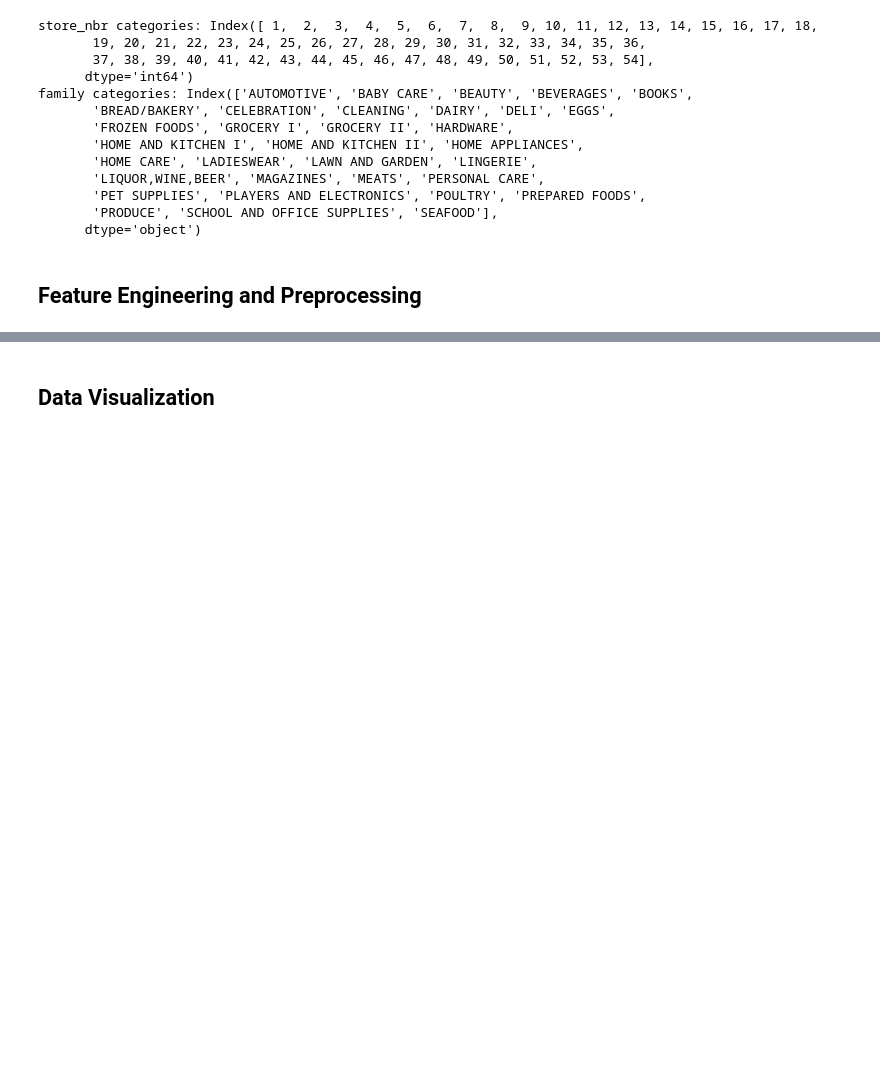
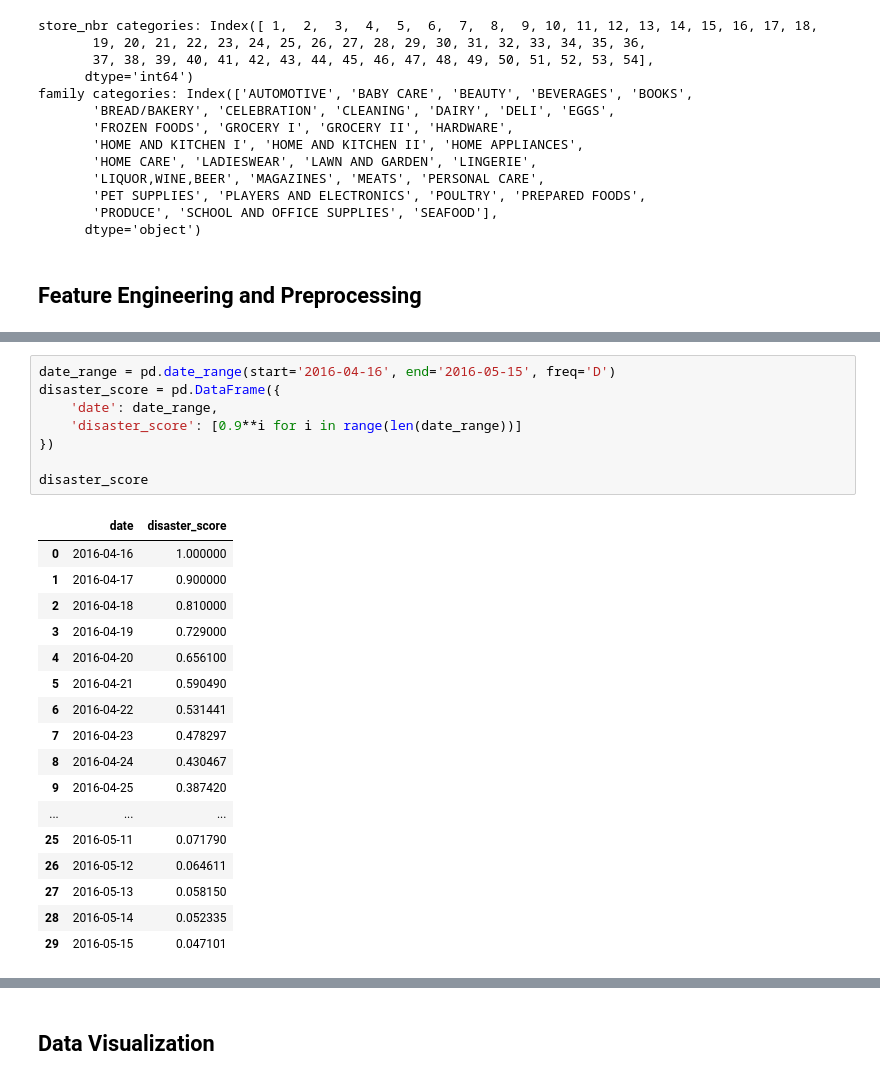
Before and after one commit to stpledger/sales_forecasting, a Jupyter notebook: project.ipynb, the cells around one changed output, grey strips where cells are left out. Drawn from its saved outputs; the diff is of its cells as text; blank space fills up the shorter version.

Commit message:
payday and natural disaster feature created

```diff
--- a/project.ipynb
+++ b/project.ipynb
@@ -363,3 +392,29 @@ class PreProcessor:
         self.input_size = len(df.columns) - 5 # Exclude 'store_nbr', 'family', 'type', 'cluster', 'sales'
 
         return df, dates
+# %%
+date_range = pd.date_range(start='2016-04-16', end='2016-05-15', freq='D')
+disaster_score = pd.DataFrame({
+    'date': date_range,
+    'disaster_score': [0.9**i for i in range(len(date_range))]
+})
+
+disaster_score
+# %% [output]
+|  | date | disaster_score |
+| 0 | 2016-04-16 | 1.000000 |
+| 1 | 2016-04-17 | 0.900000 |
+| 2 | 2016-04-18 | 0.810000 |
+| 3 | 2016-04-19 | 0.729000 |
+| 4 | 2016-04-20 | 0.656100 |
+| 5 | 2016-04-21 | 0.590490 |
+| 6 | 2016-04-22 | 0.531441 |
+| 7 | 2016-04-23 | 0.478297 |
+| 8 | 2016-04-24 | 0.430467 |
+| 9 | 2016-04-25 | 0.387420 |
+| ... | ... | ... |
+| 25 | 2016-05-11 | 0.071790 |
+| 26 | 2016-05-12 | 0.064611 |
+| 27 | 2016-05-13 | 0.058150 |
+| 28 | 2016-05-14 | 0.052335 |
+| 29 | 2016-05-15 | 0.047101 |
```
Also changed, not shown: parts of 5 cells of this notebook.
